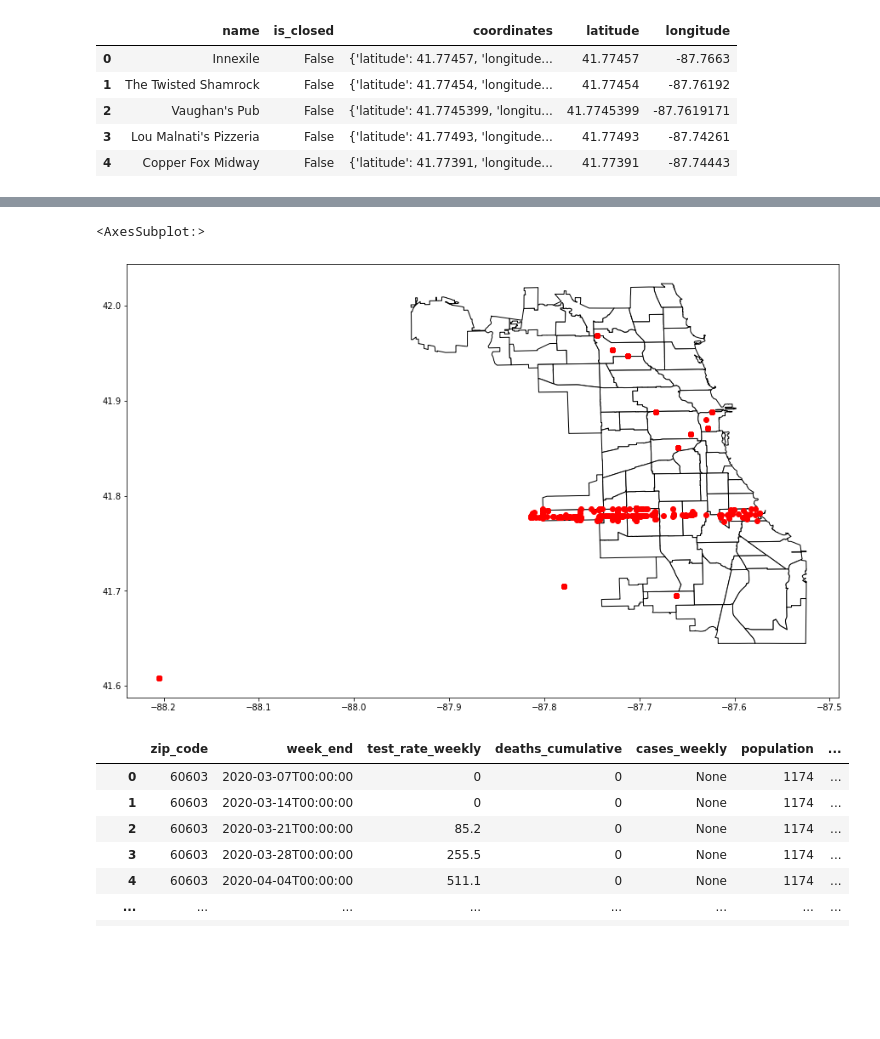
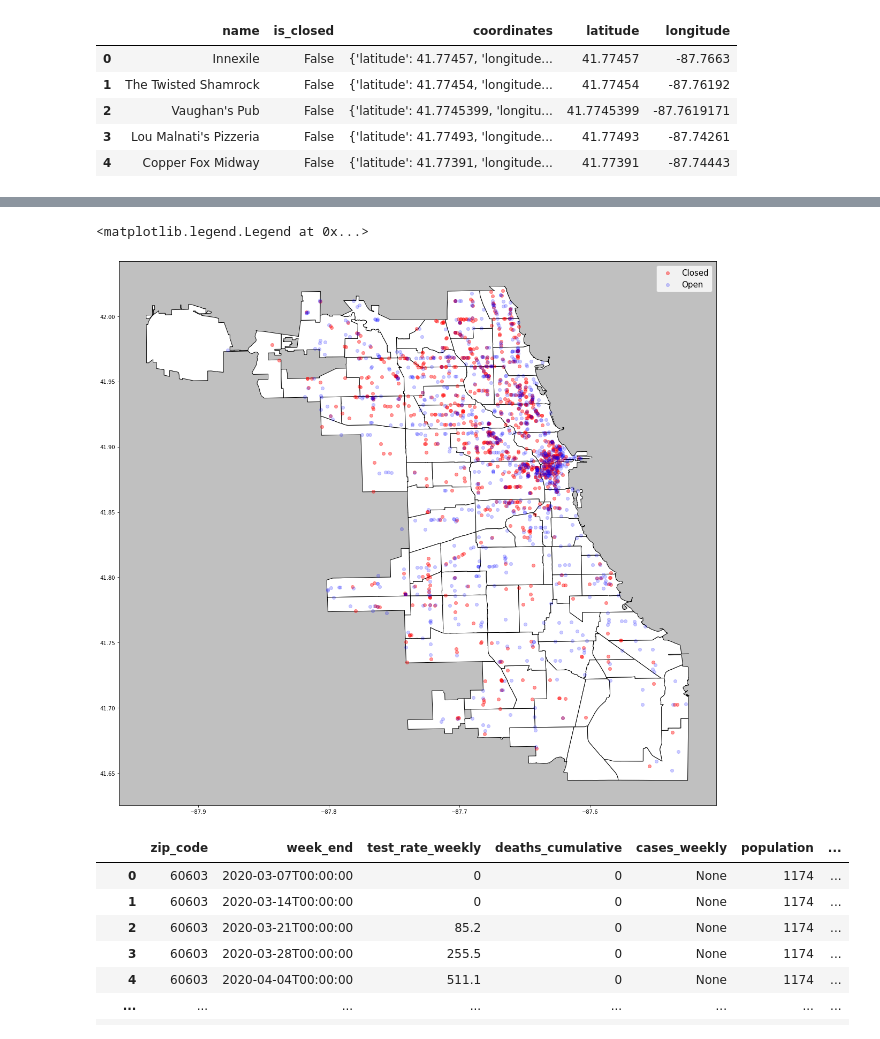
Before and after one commit to JadeBenson/Chicago_Restaurant_Closures, a Jupyter notebook: Geoplots.ipynb, the cells around one changed output, grey strips where cells are left out. Drawn from its saved outputs; the diff is of its cells as text; code cells hidden in the pictures; blank space fills up the shorter version.

```diff
--- a/Geoplots.ipynb
+++ b/Geoplots.ipynb
@@ -157,7 +169,7 @@ lat_long.head()
 # %%
 #turn this into a shapely object for the layer
 rest_shapely = gpd.GeoDataFrame(
-    lat_long, geometry=gpd.points_from_xy(lat_long.longitude, lat_long.latitude))
+    restaurant, geometry=gpd.points_from_xy(restaurant.longitude, restaurant.latitude))
 # %%
 rest_shapely.head()
 #maybe it's too much data? try small subset
@@ -181,13 +202,23 @@ geo_small
+# %%
+rest_chicago = rest_shapely[rest_shapely.city == "Chicago"]
+# %%
+closed = rest_chicago[rest_chicago.is_closed == True]
+# %%
+rest_open = rest_chicago[rest_chicago.is_closed == False]
 # %%
 #try to layer these
 #https://towardsdatascience.com/geopandas-101-plot-any-data-with-a-latitude-and-longitude-on-a-map-98e01944b972
 #literally uses Chicago data to do this
-fig,ax = plt.subplots(figsize = (15,15))
+fig,ax = plt.subplots(figsize = (20,20))
+ax.set_facecolor('silver')
 chicago.plot(ax=ax, color = "white", edgecolor = "black")
-geo_small.plot(ax=ax, color = "red")
+closed.plot(ax=ax, color = "red", alpha = 0.4, label = "Closed")
+rest_open.sample(n=1000).plot(ax=ax, color = "blue", alpha = 0.2, label = "Open")
+plt.legend(prop = {"size":15})
+#plt.savefig('restaurants.png')
 # %% [output]
-<AxesSubplot:>
+<matplotlib.legend.Legend at 0x...>
-[figure, old version]
+[figure, new version]
 # %%
 #lets see if we can use the covid shapefile from city of chicago on this
 covid = gpd.read_file('covid.geojson')
```
Also changed, not shown: parts of 12 cells of this notebook.
